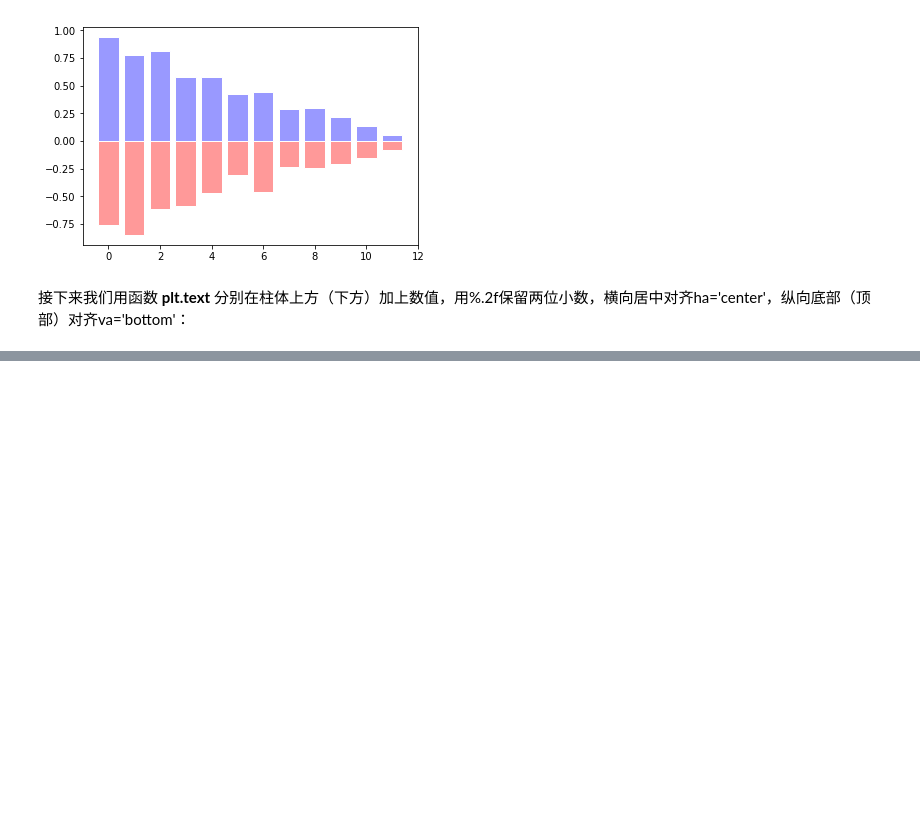
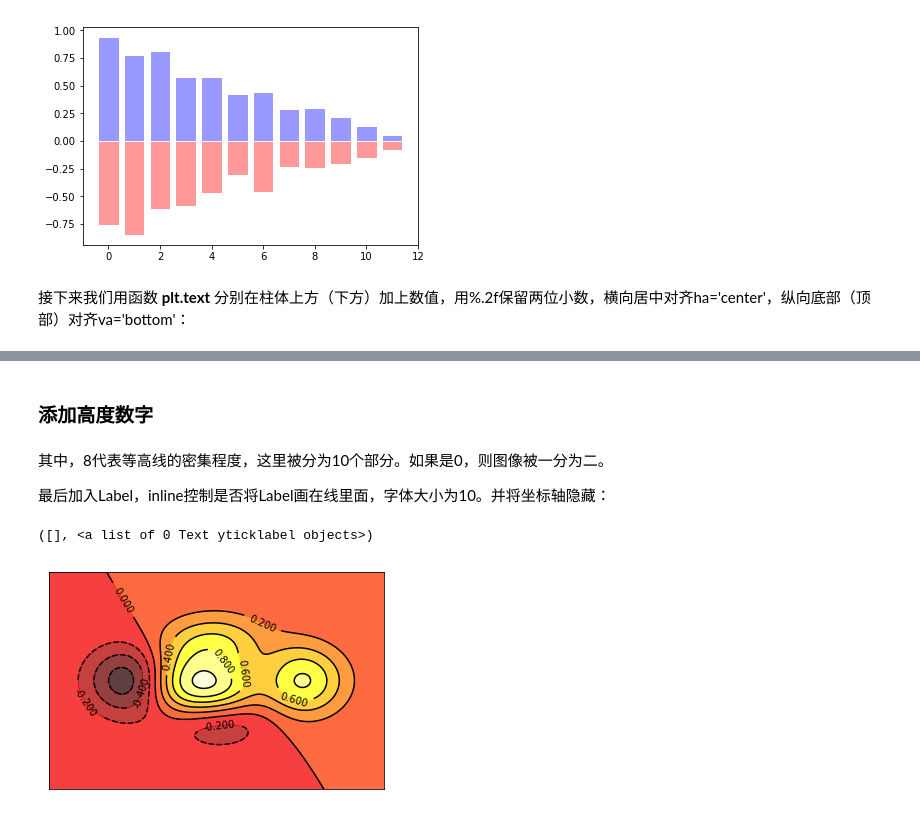
Before and after one commit to van0303/Matplotlib_notebook, a Jupyter notebook: notebooks/01_画图种类.ipynb, the cells around one changed output, grey strips where cells are left out. Drawn from its saved outputs; the diff is of its cells as text; code cells hidden in the pictures; blank space fills up the shorter version.

```diff
--- a/notebooks/01_画图种类.ipynb
+++ b/notebooks/01_画图种类.ipynb
@@ -129,0 +166,18 @@ Y2:[0.92803071 0.70423481 0.7583689  0.68066131 0.50053675 0.31246497
+# %% [markdown]
+### 添加高度数字
+# %% [markdown]
+其中，8代表等高线的密集程度，这里被分为10个部分。如果是0，则图像被一分为二。
+
+最后加入Label，inline控制是否将Label画在线里面，字体大小为10。并将坐标轴隐藏：
+# %%
+# use plt.contourf to filling contours
+# X, Y and value for (X,Y) point
+plt.contourf(X, Y, f(X, Y), 8, alpha=.75, cmap=plt.cm.hot)
+# use plt.contour to add contour lines
+C = plt.contour(X, Y, f(X, Y), 8, colors='black', linewidth=.5)
+plt.clabel(C, inline=True, fontsize=10)
+plt.xticks(())
+plt.yticks(())
+# %% [output]
+([], <a list of 0 Text yticklabel objects>)
+[figure, added]
```
Also changed, not shown: parts of 27 cells of this notebook, 1 other file.
